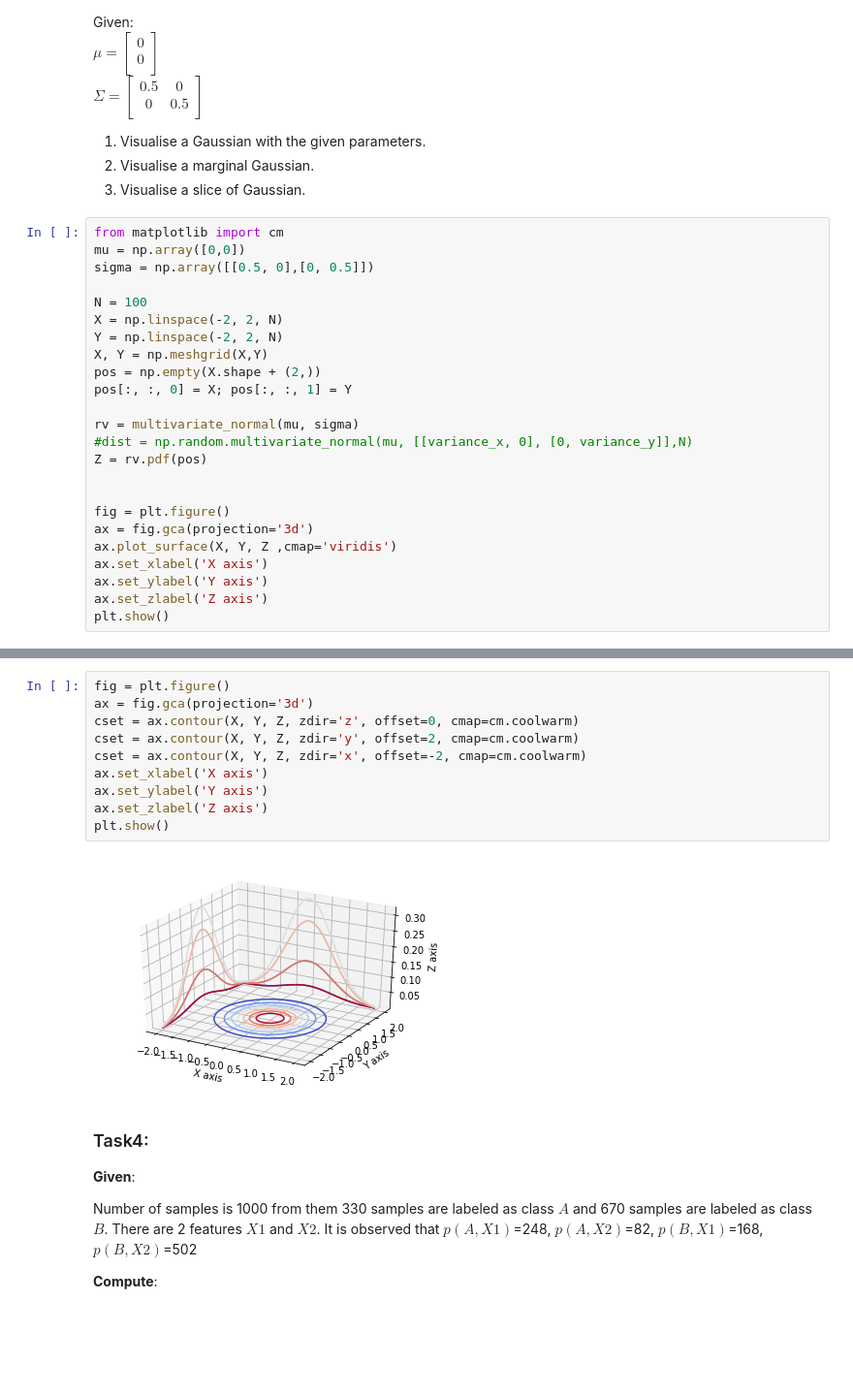
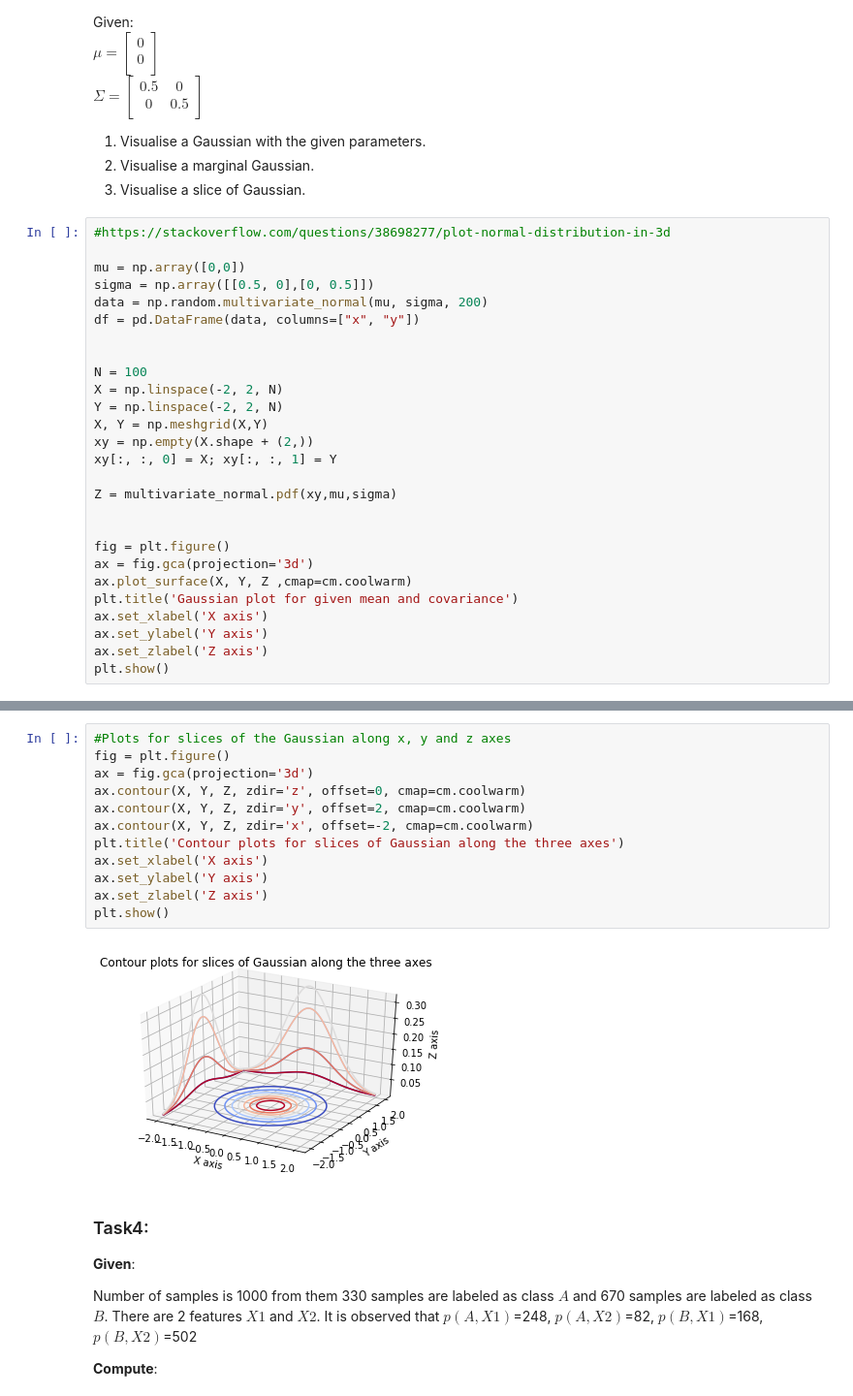
Before and after one commit to debaraj-barua/LearningAndAdaptivity-ss18, a Jupyter notebook: Assignment02/src/02_Exercise1_MaxL.ipynb, the cells around one changed output, grey strips where cells are left out. Shown: that part at 97% size. Saved outputs shown, nothing was run; the diff lists cells and outputs as text; blank space fills up the shorter version.

```diff
--- a/Assignment02/src/02_Exercise1_MaxL.ipynb
+++ b/Assignment02/src/02_Exercise1_MaxL.ipynb
@@ -74,25 +82,28 @@ $\Sigma = \begin{bmatrix}
 2. Visualise a marginal Gaussian.
 3. Visualise a slice of Gaussian.
 # %%
-from matplotlib import cm
+#https://stackoverflow.com/questions/38698277/plot-normal-distribution-in-3d
+
 mu = np.array([0,0])
 sigma = np.array([[0.5, 0],[0, 0.5]])
+data = np.random.multivariate_normal(mu, sigma, 200)
+df = pd.DataFrame(data, columns=["x", "y"])
+
 
 N = 100
 X = np.linspace(-2, 2, N)
 Y = np.linspace(-2, 2, N)
 X, Y = np.meshgrid(X,Y)
-pos = np.empty(X.shape + (2,))
-pos[:, :, 0] = X; pos[:, :, 1] = Y
+xy = np.empty(X.shape + (2,))
+xy[:, :, 0] = X; xy[:, :, 1] = Y
 
-rv = multivariate_normal(mu, sigma)
-#dist = np.random.multivariate_normal(mu, [[variance_x, 0], [0, variance_y]],N)
-Z = rv.pdf(pos)
+Z = multivariate_normal.pdf(xy,mu,sigma)
 
 
 fig = plt.figure()
 ax = fig.gca(projection='3d')
-ax.plot_surface(X, Y, Z ,cmap='viridis')
+ax.plot_surface(X, Y, Z ,cmap=cm.coolwarm)
+plt.title('Gaussian plot for given mean and covariance')
 ax.set_xlabel('X axis')
 ax.set_ylabel('Y axis')
 ax.set_zlabel('Z axis')
@@ -105,15 +119,17 @@ plt.show()
 # %%
+#Plots for slices of the Gaussian along x, y and z axes
 fig = plt.figure()
 ax = fig.gca(projection='3d')
-cset = ax.contour(X, Y, Z, zdir='z', offset=0, cmap=cm.coolwarm)
-cset = ax.contour(X, Y, Z, zdir='y', offset=2, cmap=cm.coolwarm)
-cset = ax.contour(X, Y, Z, zdir='x', offset=-2, cmap=cm.coolwarm)
+ax.contour(X, Y, Z, zdir='z', offset=0, cmap=cm.coolwarm)
+ax.contour(X, Y, Z, zdir='y', offset=2, cmap=cm.coolwarm)
+ax.contour(X, Y, Z, zdir='x', offset=-2, cmap=cm.coolwarm)
+plt.title('Contour plots for slices of Gaussian along the three axes')
 ax.set_xlabel('X axis')
 ax.set_ylabel('Y axis')
 ax.set_zlabel('Z axis')
 plt.show()
 # %% [output]
-[figure, old version]
+[figure, new version]
 # %% [markdown]
 ### Task4:
 
```
Also changed, not shown: parts of 8 cells of this notebook, 8 other files.
